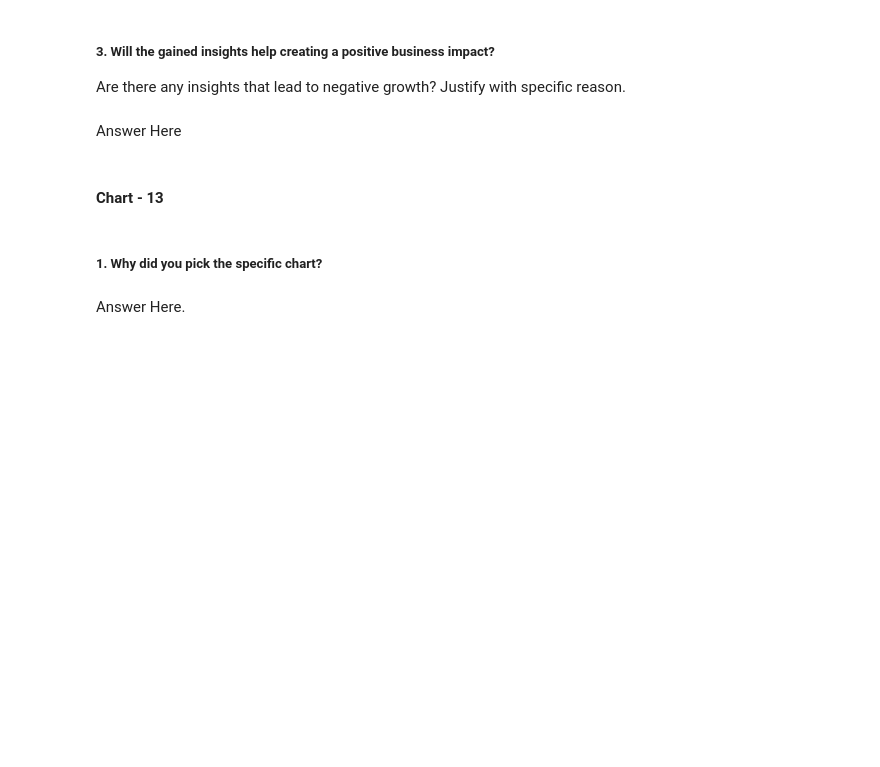
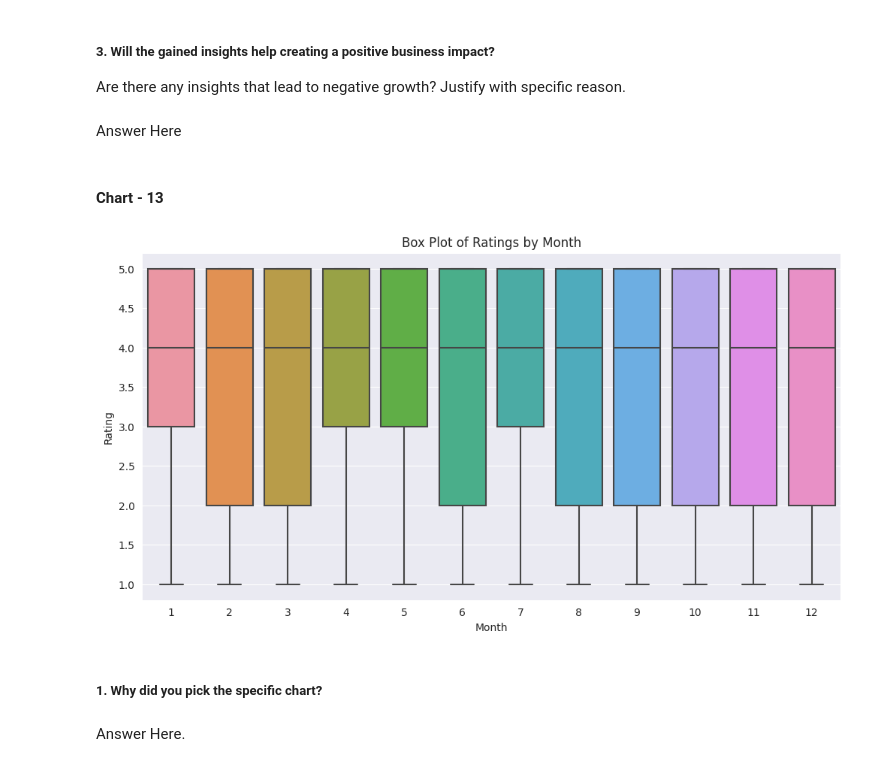
Before and after one commit to Manoharjha333/Zomato-Restaurant-Clustering-And-Sentiment-Analysis, a Jupyter notebook: Zomato_Restaurant_Clustering_And_Sentiment_Analysis.ipynb, the cells around one changed output. Cells and saved outputs as stored; diff of their text form; code cells hidden in the pictures; blank space fills up the shorter version.

```diff
--- a/Zomato_Restaurant_Clustering_And_Sentiment_Analysis.ipynb
+++ b/Zomato_Restaurant_Clustering_And_Sentiment_Analysis.ipynb
@@ -989,3 +1007,13 @@ Answer Here
+# %%
+# Chart - 13 visualization code
+plt.figure(figsize=(12, 6))
+sns.boxplot(x='Month', y='Rating', data=review_df)
+plt.title('Box Plot of Ratings by Month')
+plt.xlabel('Month')
+plt.ylabel('Rating')
+plt.show()
+# %% [output]
+[figure, added]
 # %% [markdown]
 ##### 1. Why did you pick the specific chart?
 # %% [markdown]
```
Also changed, not shown: parts of 63 cells of this notebook.
